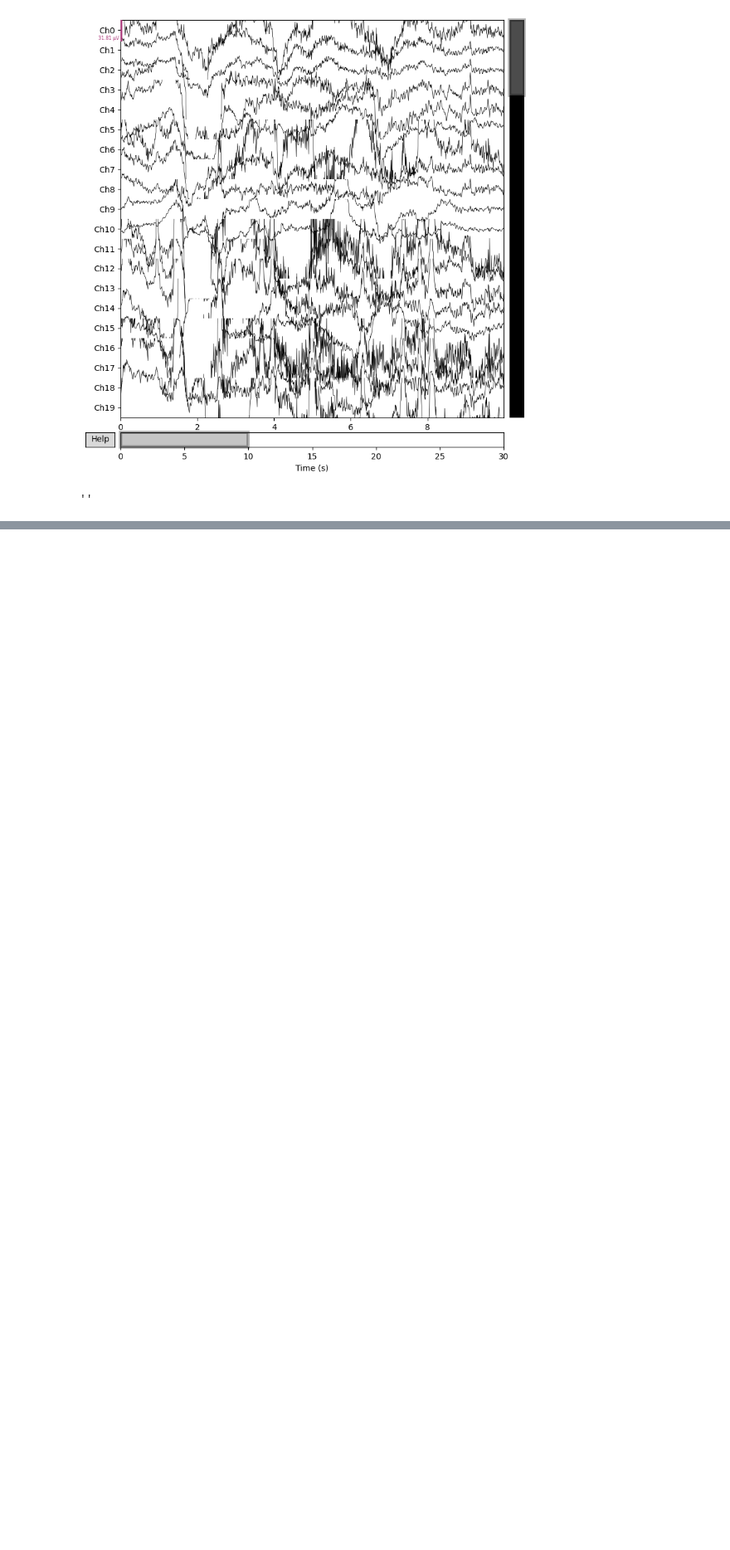
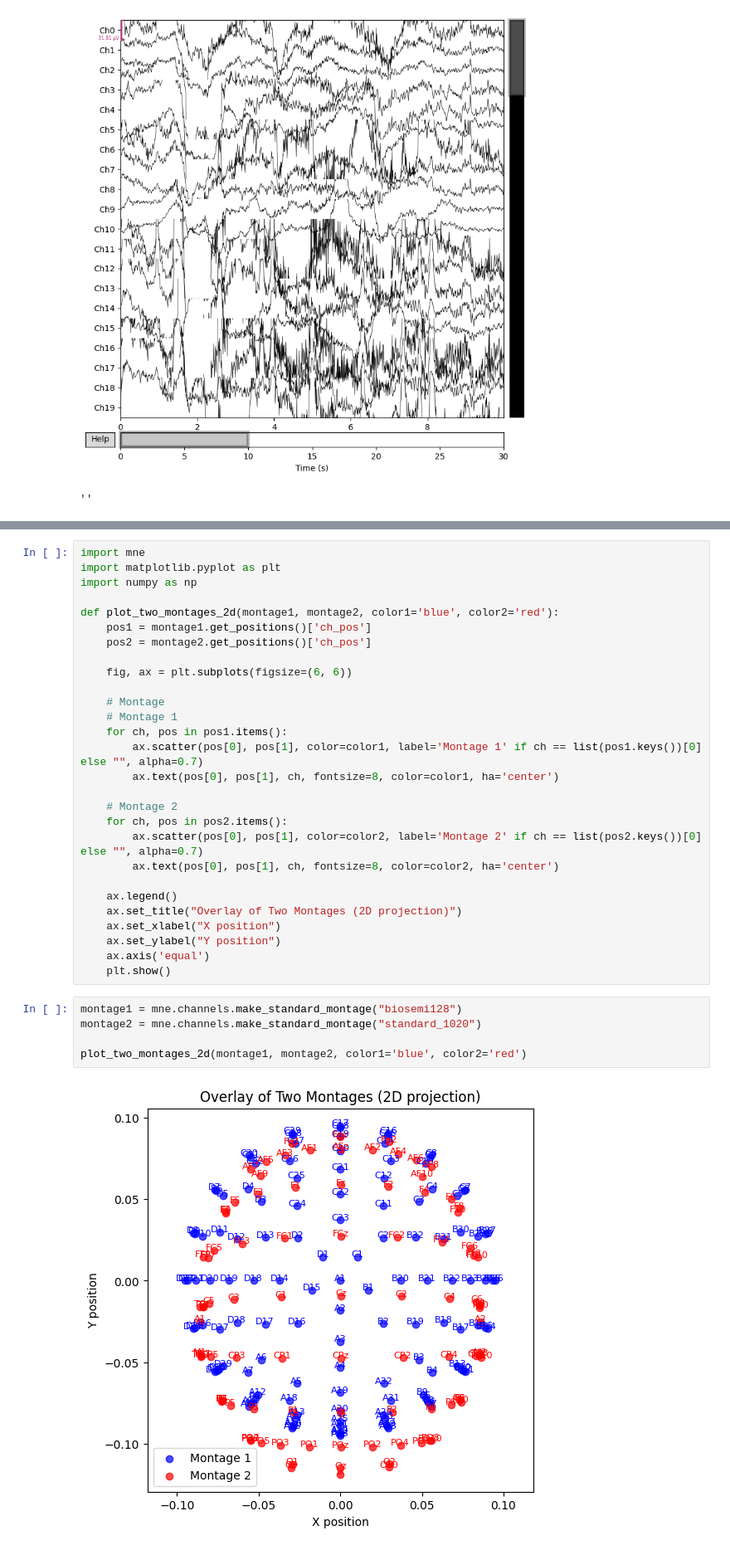
Before and after one commit to gjoelbye/SPEED, a Jupyter notebook: notebooks/hbn.ipynb, the cells around one changed output, grey strips where cells are left out. Shown at 83% size. Drawn from its saved outputs; the diff is of its cells as text; blank space fills up the shorter version.

```diff
--- a/notebooks/hbn.ipynb
+++ b/notebooks/hbn.ipynb
@@ -116,0 +308,35 @@ Ready.
+# %%
+import mne
+import matplotlib.pyplot as plt
+import numpy as np
+
+def plot_two_montages_2d(montage1, montage2, color1='blue', color2='red'):
+    pos1 = montage1.get_positions()['ch_pos']
+    pos2 = montage2.get_positions()['ch_pos']
+
+    fig, ax = plt.subplots(figsize=(6, 6))
+
+    # Montage
+    # Montage 1
+    for ch, pos in pos1.items():
+        ax.scatter(pos[0], pos[1], color=color1, label='Montage 1' if ch == list(pos1.keys())[0] else "", alpha=0.7)
+        ax.text(pos[0], pos[1], ch, fontsize=8, color=color1, ha='center')
+
+    # Montage 2
+    for ch, pos in pos2.items():
+        ax.scatter(pos[0], pos[1], color=color2, label='Montage 2' if ch == list(pos2.keys())[0] else "", alpha=0.7)
+        ax.text(pos[0], pos[1], ch, fontsize=8, color=color2, ha='center')
+
+    ax.legend()
+    ax.set_title("Overlay of Two Montages (2D projection)")
+    ax.set_xlabel("X position")
+    ax.set_ylabel("Y position")
+    ax.axis('equal')
+    plt.show()
+# %%
+montage1 = mne.channels.make_standard_montage("biosemi128")
+montage2 = mne.channels.make_standard_montage("standard_1020")
+
+plot_two_montages_2d(montage1, montage2, color1='blue', color2='red')
+# %% [output]
+[figure, added]
```
Also changed, not shown: parts of 41 cells of this notebook, 6 other files.
